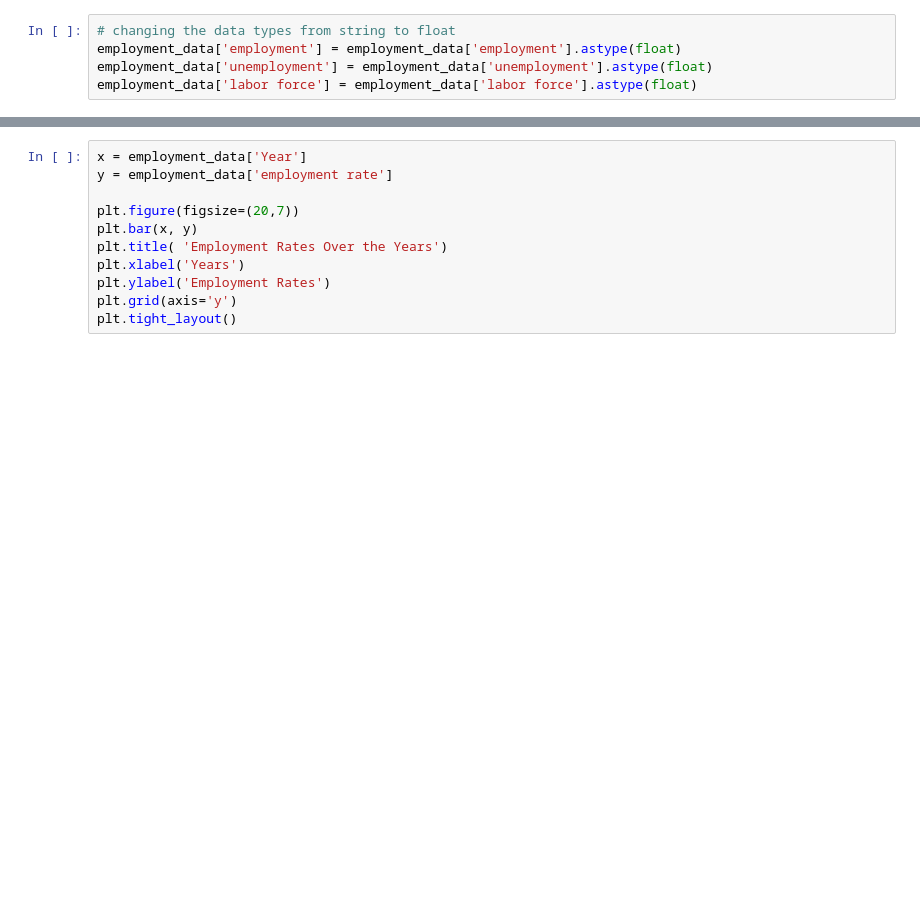
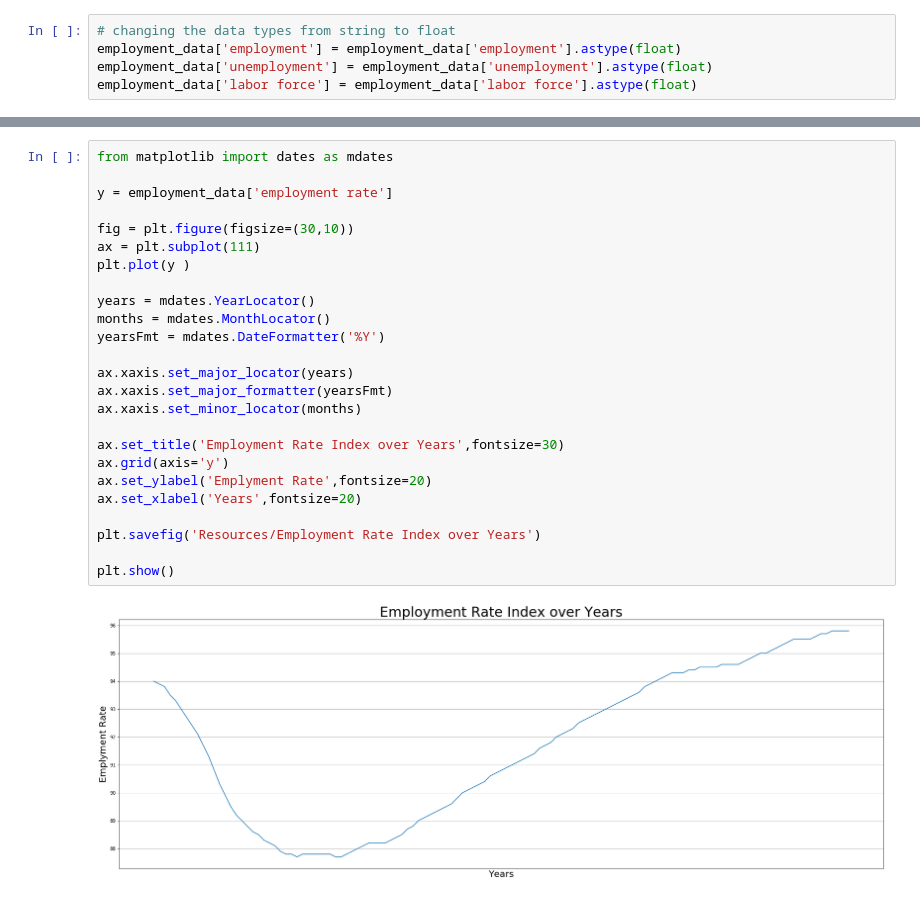
Before and after one commit to csasik/Team7, a Jupyter notebook: employment_rate.ipynb, the cells around one changed output, grey strips where cells are left out. Saved outputs shown, nothing was run; the diff lists cells and outputs as text; blank space fills up the shorter version.

```diff
--- a/employment_rate.ipynb
+++ b/employment_rate.ipynb
@@ -89,11 +136,27 @@ employment_data.head()
-# %%
-x = employment_data['Year']
-y = employment_data['employment rate']
-
-plt.figure(figsize=(20,7))
-plt.bar(x, y)
-plt.title( 'Employment Rates Over the Years')
-plt.xlabel('Years')
-plt.ylabel('Employment Rates')
-plt.grid(axis='y')
-plt.tight_layout()
+# %%
+from matplotlib import dates as mdates
+
+y = employment_data['employment rate']
+
+fig = plt.figure(figsize=(30,10))
+ax = plt.subplot(111)
+plt.plot(y )
+
+years = mdates.YearLocator()
+months = mdates.MonthLocator()
+yearsFmt = mdates.DateFormatter('%Y')
+
+ax.xaxis.set_major_locator(years)
+ax.xaxis.set_major_formatter(yearsFmt)
+ax.xaxis.set_minor_locator(months)
+
+ax.set_title('Employment Rate Index over Years',fontsize=30)
+ax.grid(axis='y')
+ax.set_ylabel('Emplyment Rate',fontsize=20)
+ax.set_xlabel('Years',fontsize=20)
+
+plt.savefig('Resources/Employment Rate Index over Years')
+
+plt.show()
+# %% [output]
+[figure, added]
```
Also changed, not shown: parts of 9 cells of this notebook, 12 other files.
